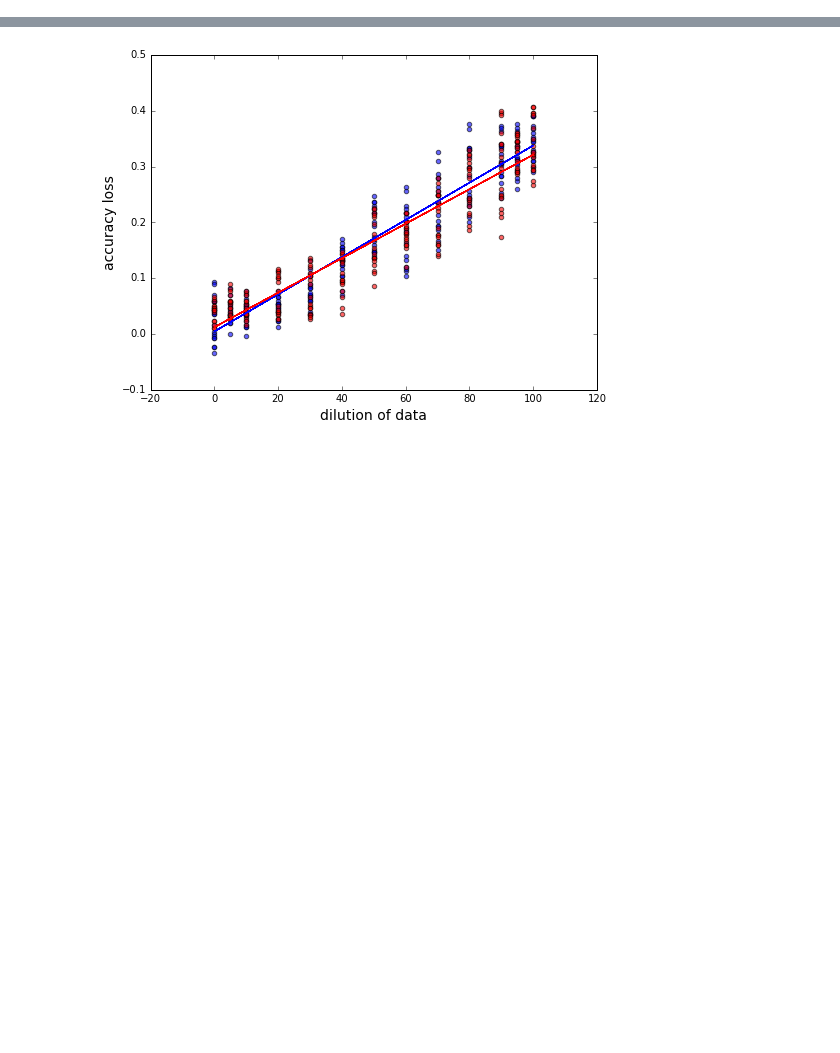
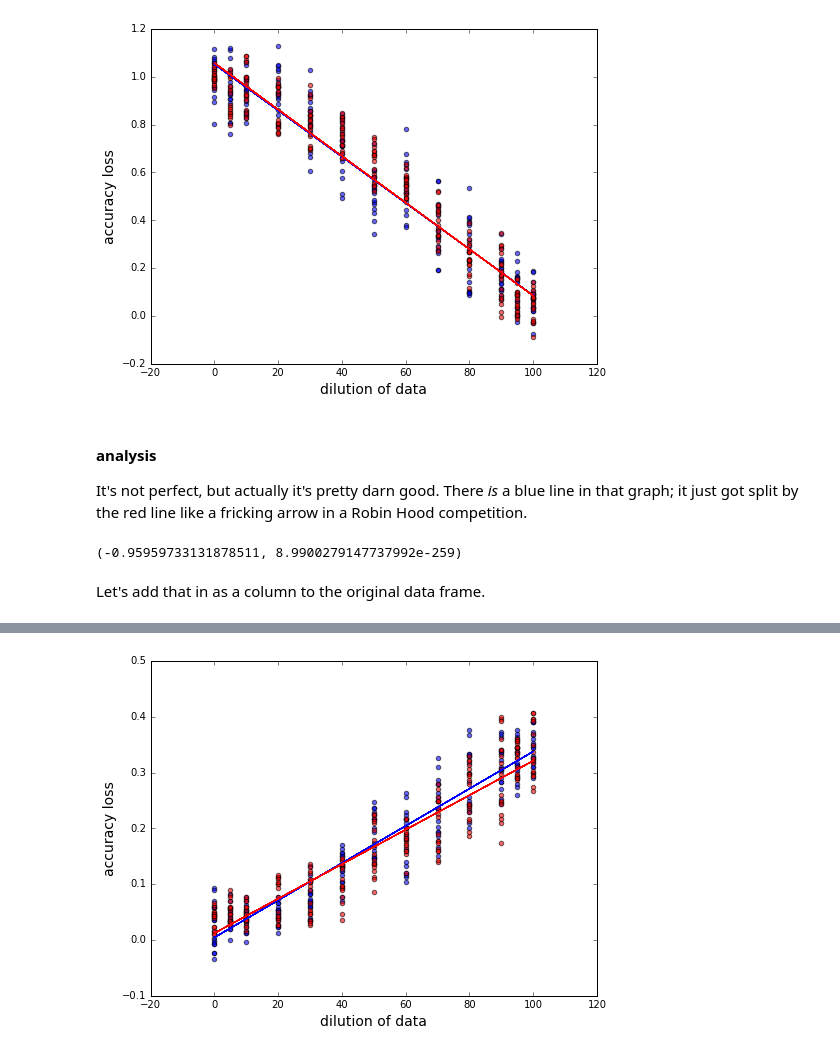
Before and after one commit to tedunderwood/measureperspective, a Jupyter notebook: measuredivergence/spacebetweengenres.ipynb, the cells around one changed output, grey strips where cells are left out. Cells and saved outputs as stored; diff of their text form; code cells hidden in the pictures; blank space fills up the shorter version.

```diff
--- a/measuredivergence/spacebetweengenres.ipynb
+++ b/measuredivergence/spacebetweengenres.ipynb
@@ -36,0 +123,32 @@ fan = df.loc[df.testype == 'fantasy2mixed', :]
+# %%
+best_fantasy_self = np.mean(fan.spearman[fan.ratio == 0])
+best_detective_self = np.mean(det.spearman[det.ratio == 0])
+
+fig, ax = plt.subplots(figsize = (8, 6))
+plt.scatter(fan.ratio, fan.spearman/best_fantasy_self, c ='b', alpha = 0.6)
+plt.scatter(det.ratio, det.spearman/best_detective_self, c = 'r', alpha = 0.6)
+plt.xlabel('dilution of data', fontsize = 14)
+plt.ylabel('accuracy loss', fontsize = 14)
+
+
+z = np.polyfit(fan.ratio, fan.spearman/best_fantasy_self, 1)
+p = np.poly1d(z)
+ax.plot(fan.ratio, p(fan.ratio), linestyle = (0, (5, 5)), c = 'b')
+
+z = np.polyfit(det.ratio, det.spearman/best_detective_self, 1)
+p = np.poly1d(z)
+ax.plot(det.ratio, p(det.ratio), linestyle = (0, (5, 5)), c = 'r')
+
+plt.show()
+# %% [output]
+[figure, added]
+# %% [markdown]
+#### analysis
+
+It's not perfect, but actually it's pretty darn good. There *is* a blue line in that graph; it just got split by the red line like a fricking arrow in a Robin Hood competition.
+# %%
+pearsonr(fan.ratio.append(det.ratio), (fan.spearman/best_fantasy_self).append(det.spearman/best_detective_self))
+# %% [output]
+(-0.95959733131878511, 8.9900279147737992e-259)
+# %% [markdown]
+Let's add that in as a column to the original data frame.
```
Also changed, not shown: parts of 31 cells of this notebook.
